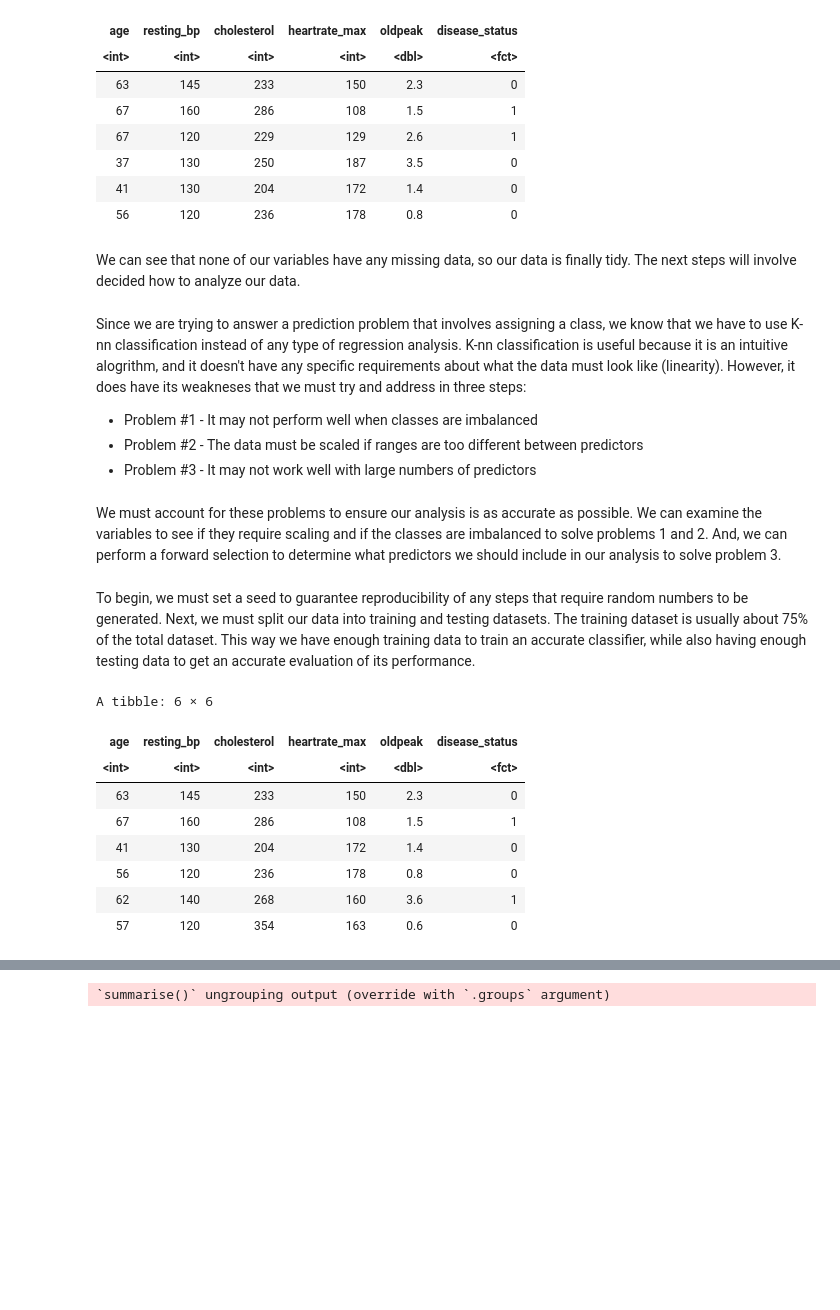
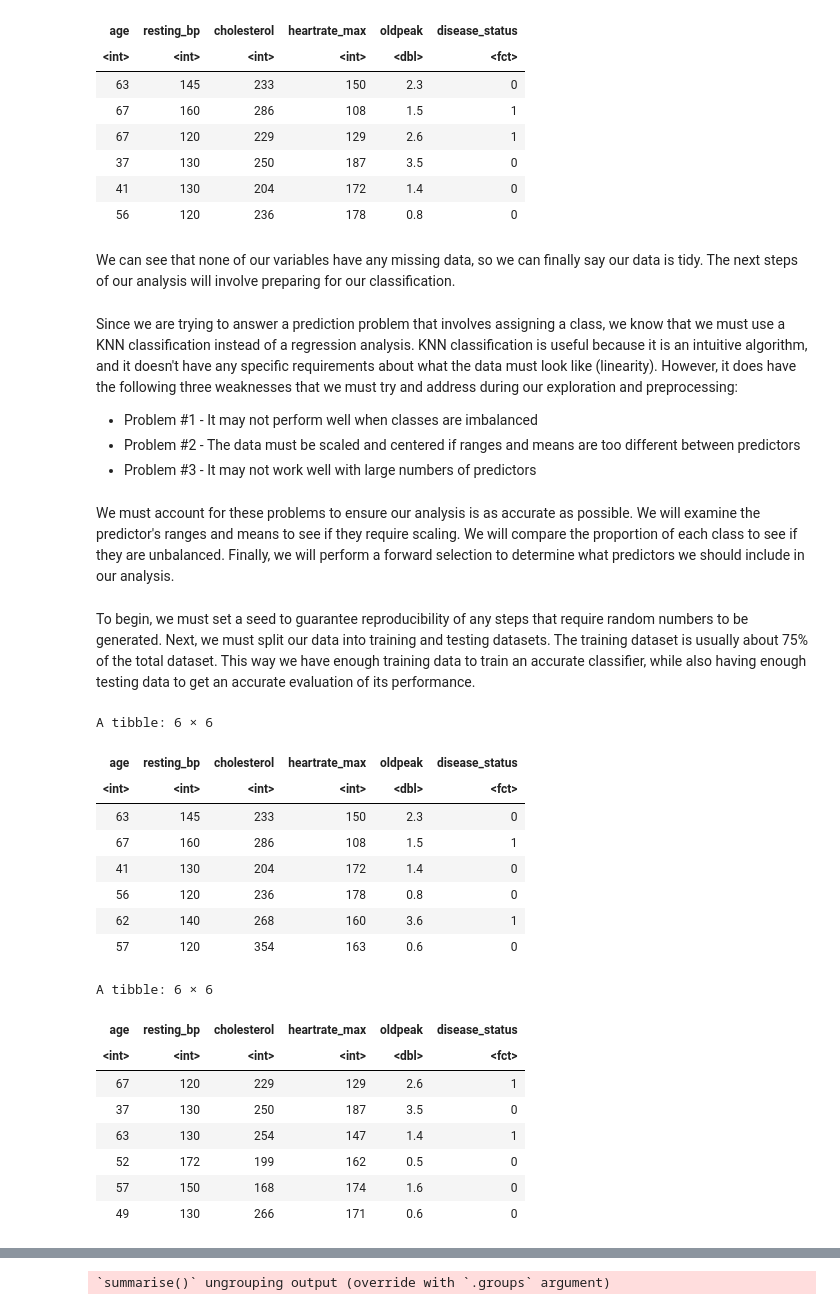
Before and after one commit to CampmattUBC/DSCI100_Project_Report, a Jupyter notebook: Group19_Report.ipynb, the cells around one changed output, grey strips where cells are left out. Cells and saved outputs as stored; diff of their text form; code cells hidden in the pictures; blank space fills up the shorter version.

```diff
--- a/Group19_Report.ipynb
+++ b/Group19_Report.ipynb
@@ -221,32 +221,42 @@ A tibble: 6 × 6
 | 41 | 130 | 204 | 172 | 1.4 | 0 |
 | 56 | 120 | 236 | 178 | 0.8 | 0 |
 # %% [markdown]
-We can see that none of our variables have any missing data, so our data is finally tidy. The next steps will involve decided how to analyze our data.
+We can see that none of our variables have any missing data, so we can finally say our data is tidy. The next steps of our analysis will involve preparing for our classification.
 # %% [markdown]
-Since we are trying to answer a prediction problem that involves assigning a class, we know that we have to use K-nn classification instead of any type of regression analysis. K-nn classification is useful because it is an intuitive alogrithm, and it doesn't have any specific requirements about what the data must look like (linearity). However, it does have its weakneses that we must try and address in three steps:
+Since we are trying to answer a prediction problem that involves assigning a class, we know that we must use a KNN classification instead of a regression analysis. KNN classification is useful because it is an intuitive algorithm, and it doesn't have any specific requirements about what the data must look like (linearity). However, it does have the following three weaknesses that we must try and address during our exploration and preprocessing:
 * Problem #1 - It may not perform well when classes are imbalanced
-* Problem #2 - The data must be scaled if ranges are too different between predictors
+* Problem #2 - The data must be scaled and centered if ranges and means are too different between predictors
 * Problem #3 - It may not work well with large numbers of predictors
 # %% [markdown]
-We must account for these problems to ensure our analysis is as accurate as possible. We can examine the variables to see if they require scaling and if the classes are imbalanced to solve problems 1 and 2. And, we can perform a forward selection to determine what predictors we should include in our analysis to solve problem 3.
+We must account for these problems to ensure our analysis is as accurate as possible. We will examine the predictor's ranges and means to see if they require scaling. We will compare the proportion of each class to see if they are unbalanced. Finally, we will perform a forward selection to determine what predictors we should include in our analysis.
 # %% [markdown]
 To begin, we must set a seed to guarantee reproducibility of any steps that require random numbers to be generated. Next, we must split our data into training and testing datasets. The training dataset is usually about 75% of the total dataset. This way we have enough training data to train an accurate classifier, while also having enough testing data to get an accurate evaluation of its performance.
 # %%
 set.seed(999)
 
 heart_split <- initial_split(clean_heart_data, prop = .75, strata = disease_status)
 heart_train <- training(heart_split)
 heart_test <- testing(heart_split)
 
 head(heart_train)
+head(heart_test)
 # %% [output]
 A tibble: 6 × 6
 | age | resting_bp | cholesterol | heartrate_max | oldpeak | disease_status |
 | <int> | <int> | <int> | <int> | <dbl> | <fct> |
 | 63 | 145 | 233 | 150 | 2.3 | 0 |
 | 67 | 160 | 286 | 108 | 1.5 | 1 |
 | 41 | 130 | 204 | 172 | 1.4 | 0 |
 | 56 | 120 | 236 | 178 | 0.8 | 0 |
 | 62 | 140 | 268 | 160 | 3.6 | 1 |
 | 57 | 120 | 354 | 163 | 0.6 | 0 |
+A tibble: 6 × 6
+| age | resting_bp | cholesterol | heartrate_max | oldpeak | disease_status |
+| <int> | <int> | <int> | <int> | <dbl> | <fct> |
+| 67 | 120 | 229 | 129 | 2.6 | 1 |
+| 37 | 130 | 250 | 187 | 3.5 | 0 |
+| 63 | 130 | 254 | 147 | 1.4 | 1 |
+| 52 | 172 | 199 | 162 | 0.5 | 0 |
+| 57 | 150 | 168 | 174 | 1.6 | 0 |
+| 49 | 130 | 266 | 171 | 0.6 | 0 |
 # %% [markdown]
```
Also changed, not shown: parts of 31 cells of this notebook.
